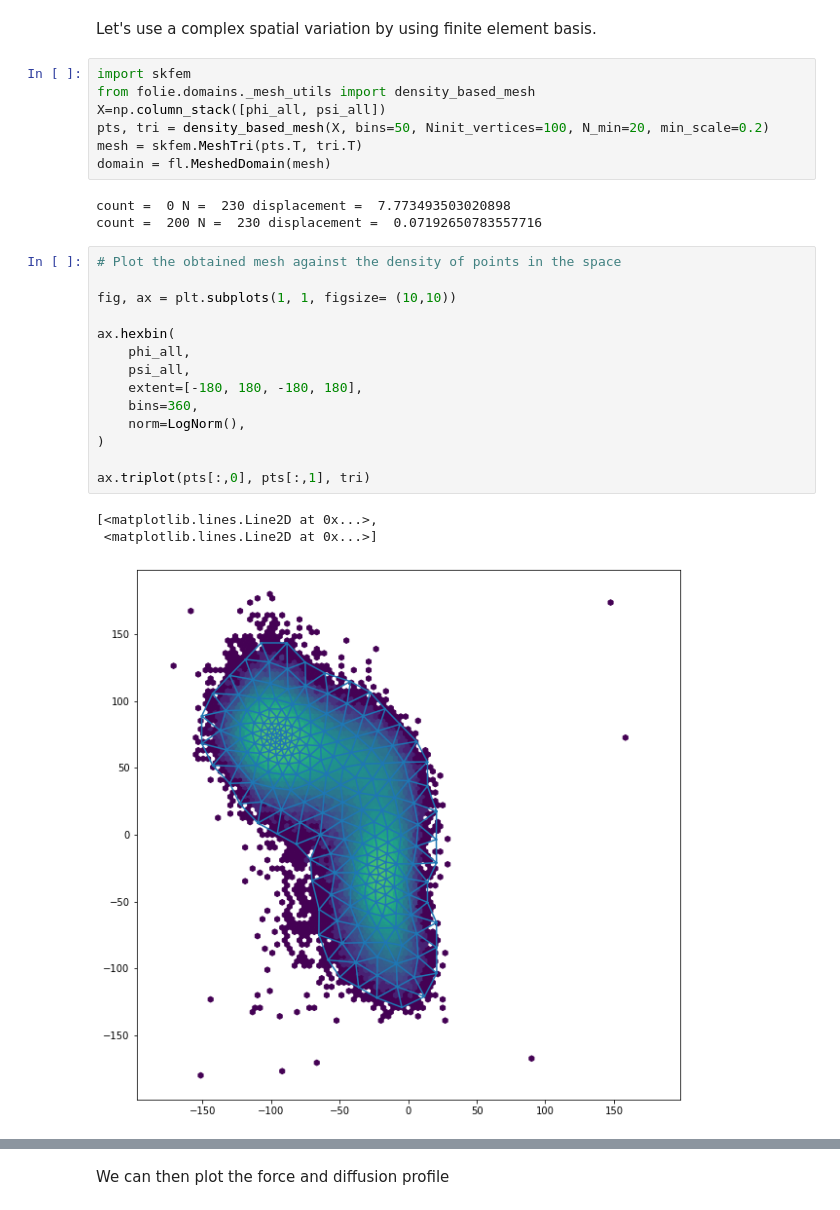
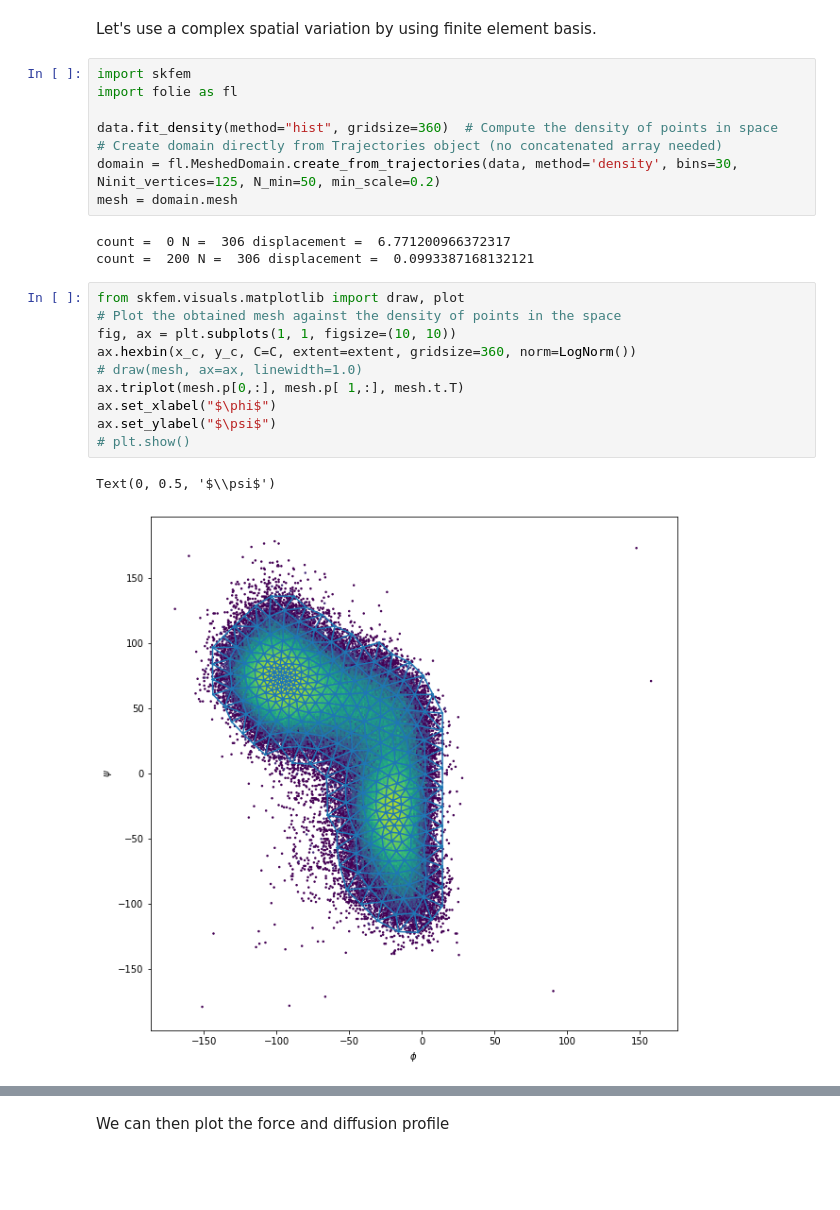
Before and after one commit to langevinmodel/folie, a Jupyter notebook: examples/tutorials/Dialanine.ipynb, the cells around one changed output, grey strips where cells are left out. Drawn from its saved outputs; the diff is of its cells as text; blank space fills up the shorter version.

```diff
--- a/examples/tutorials/Dialanine.ipynb
+++ b/examples/tutorials/Dialanine.ipynb
@@ -59,31 +50,27 @@ Text(0, 0.5, '$\\psi$')
 Let's use a complex spatial variation by using finite element basis.
 # %%
 import skfem
-from folie.domains._mesh_utils import density_based_mesh
-X=np.column_stack([phi_all, psi_all])
-pts, tri = density_based_mesh(X, bins=50, Ninit_vertices=100, N_min=20, min_scale=0.2)
-mesh = skfem.MeshTri(pts.T, tri.T)
-domain = fl.MeshedDomain(mesh)
+import folie as fl
+
+data.fit_density(method="hist", gridsize=360)  # Compute the density of points in space
+# Create domain directly from Trajectories object (no concatenated array needed)
+domain = fl.MeshedDomain.create_from_trajectories(data, method='density', bins=30, Ninit_vertices=125, N_min=50, min_scale=0.2)
+mesh = domain.mesh
 # %% [output]
-count =  0 N =  230 displacement =  7.773493503020898
-count =  200 N =  230 displacement =  0.07192650783557716
+count =  0 N =  306 displacement =  6.771200966372317
+count =  200 N =  306 displacement =  0.0993387168132121
 # %%
+from skfem.visuals.matplotlib import draw, plot
 # Plot the obtained mesh against the density of points in the space
-
-fig, ax = plt.subplots(1, 1, figsize= (10,10))
-
-ax.hexbin(
-    phi_all,
-    psi_all,
-    extent=[-180, 180, -180, 180],
-    bins=360,
-    norm=LogNorm(),
-)
-
-ax.triplot(pts[:,0], pts[:,1], tri)
+fig, ax = plt.subplots(1, 1, figsize=(10, 10))
+ax.hexbin(x_c, y_c, C=C, extent=extent, gridsize=360, norm=LogNorm())
+# draw(mesh, ax=ax, linewidth=1.0)
+ax.triplot(mesh.p[0,:], mesh.p[ 1,:], mesh.t.T)
+ax.set_xlabel("$\phi$")
+ax.set_ylabel("$\psi$")
+# plt.show()
 # %% [output]
-[<matplotlib.lines.Line2D at 0x...>,
- <matplotlib.lines.Line2D at 0x...>]
+Text(0, 0.5, '$\\psi$')
-[figure, old version]
+[figure, new version]
 # %%
 # Now run the estimation
```
Also changed, not shown: parts of 15 cells of this notebook, 2 other files.
